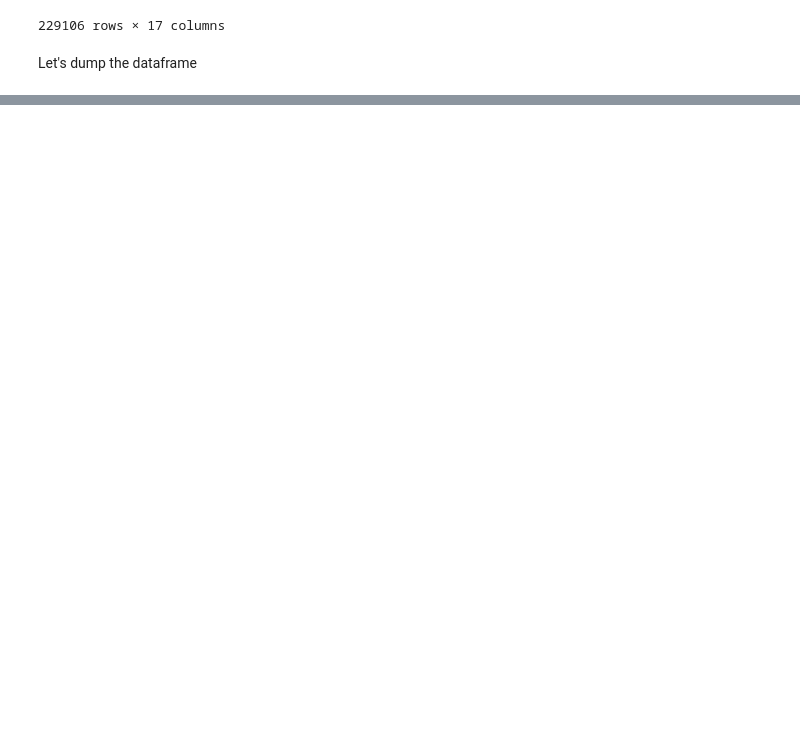
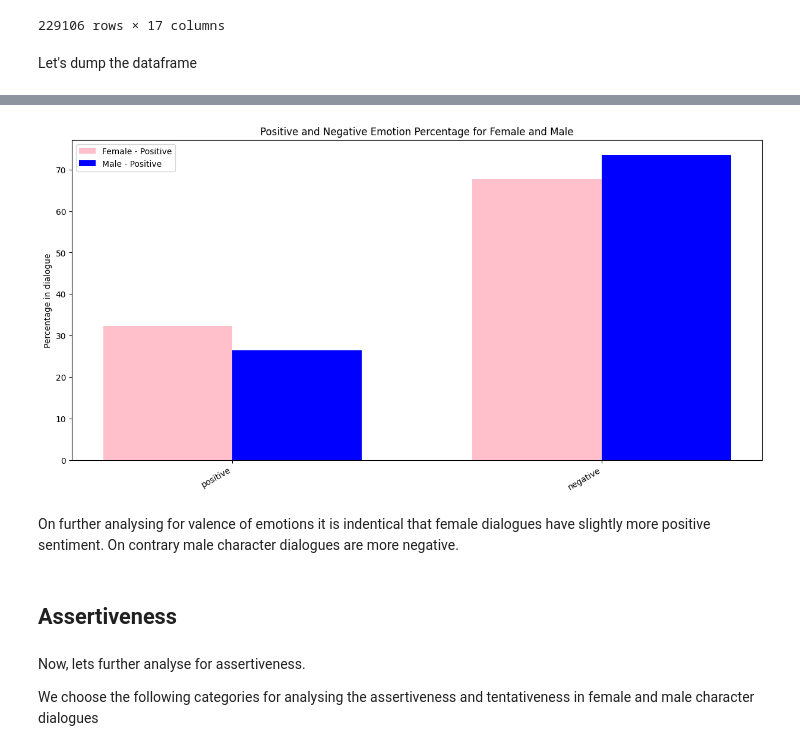
Before and after one commit to Sumitjh26997/CSS581-Final-Project, a Jupyter notebook: CSS581_project.ipynb, the cells around one changed output, grey strips where cells are left out. Drawn from its saved outputs; the diff is of its cells as text; code cells hidden in the pictures; blank space fills up the shorter version.

Commit message:
Added Empath Analysis

```diff
--- a/CSS581_project.ipynb
+++ b/CSS581_project.ipynb
@@ -3210,0 +3983,3 @@ character_conversations_df.to_csv('character_conversations_df.csv', sep=',', ind
+# %%
+positive = ["cheerfulness", "zest", "love", "politeness", "fun"]
+negative = ["aggresion", "envy", "swearing_terms", "kill", "fear","violence", "disgust", "rage", "sadness", "anger"]
@@ -3210,0 +4011,42 @@ character_conversations_df.to_csv('character_conversations_df.csv', sep=',', ind
+# %%
+# Extract keys and values
+keys = list(female_emotion_dictionary.keys())
+female_values = [female_emotion_dictionary[key] for key in keys]
+male_values = [male_emotion_dictionary[key] for key in keys]
+
+# Set up the figure and axes
+fig, ax = plt.subplots(figsize=(15, 7))
+
+# Bar width
+bar_width = 0.35
+
+# Create an array of indices for each topic
+indices = np.arange(len(keys))
+
+# Plotting positive values
+ax.bar(indices, female_values, width=bar_width, label='Female - Positive', color='pink')
+ax.bar(indices + bar_width, male_values, width=bar_width, label='Male - Positive', color='blue')
+
+# Set x-axis labels and ticks
+ax.set_xticks(indices + bar_width / 2)
+ax.set_xticklabels(keys, rotation=30, ha='right')
+
+# Set labels and title
+ax.set_ylabel('Percentage in dialogue')
+ax.set_title('Positive and Negative Emotion Percentage for Female and Male')
+
+# Add legend
+ax.legend()
+
+# Show the plot
+plt.show()
+# %% [output]
+[figure, added]
+# %% [markdown]
+On further analysing for valence of emotions it is indentical that female dialogues have slightly more positive sentiment. On contrary male character dialogues are more negative.
+# %% [markdown]
+## Assertiveness
+# %% [markdown]
+Now, lets further analyse for assertiveness.
+
+We choose the following categories for analysing the assertiveness and tentativeness in female and male character dialogues
```
Also changed, not shown: parts of 120 cells of this notebook.
